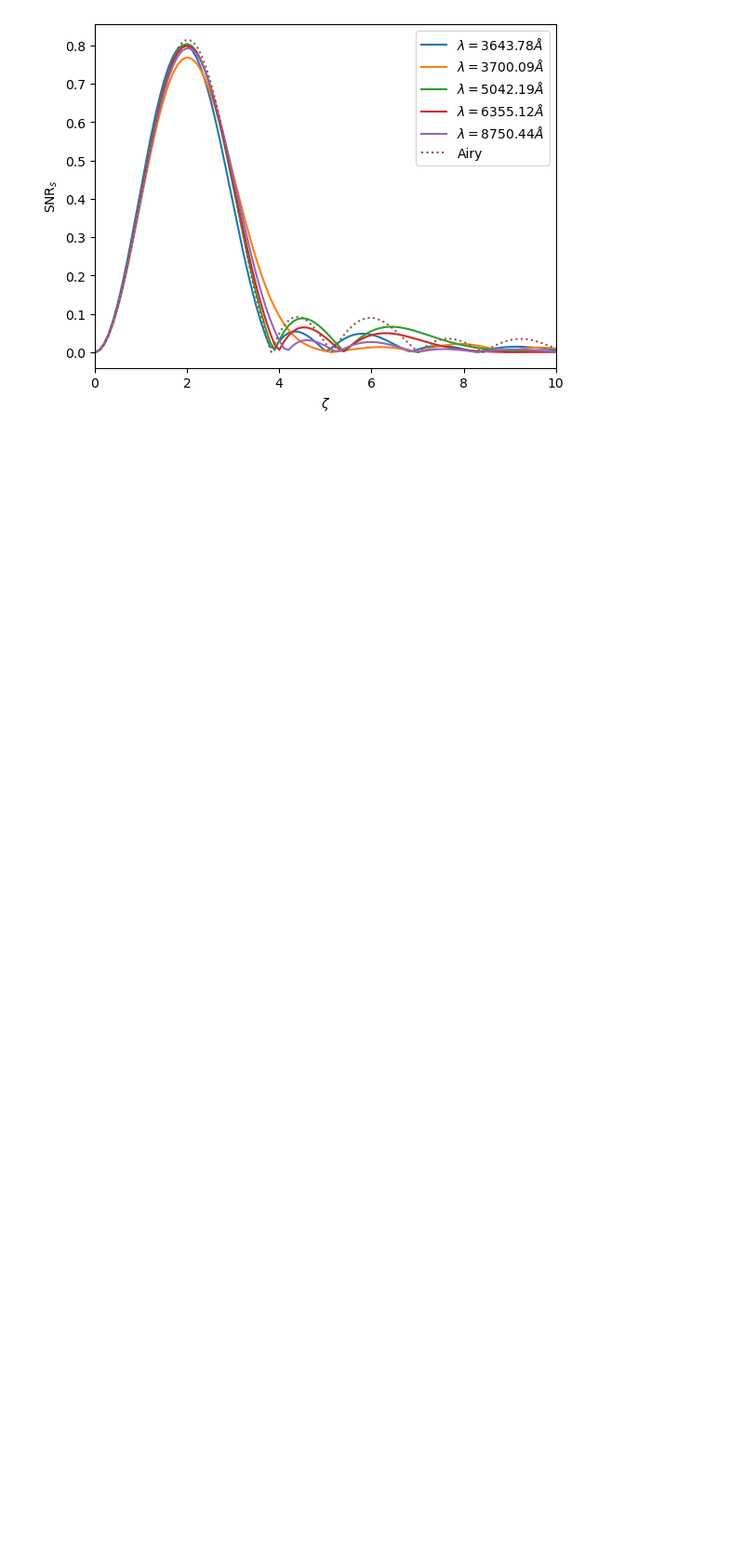
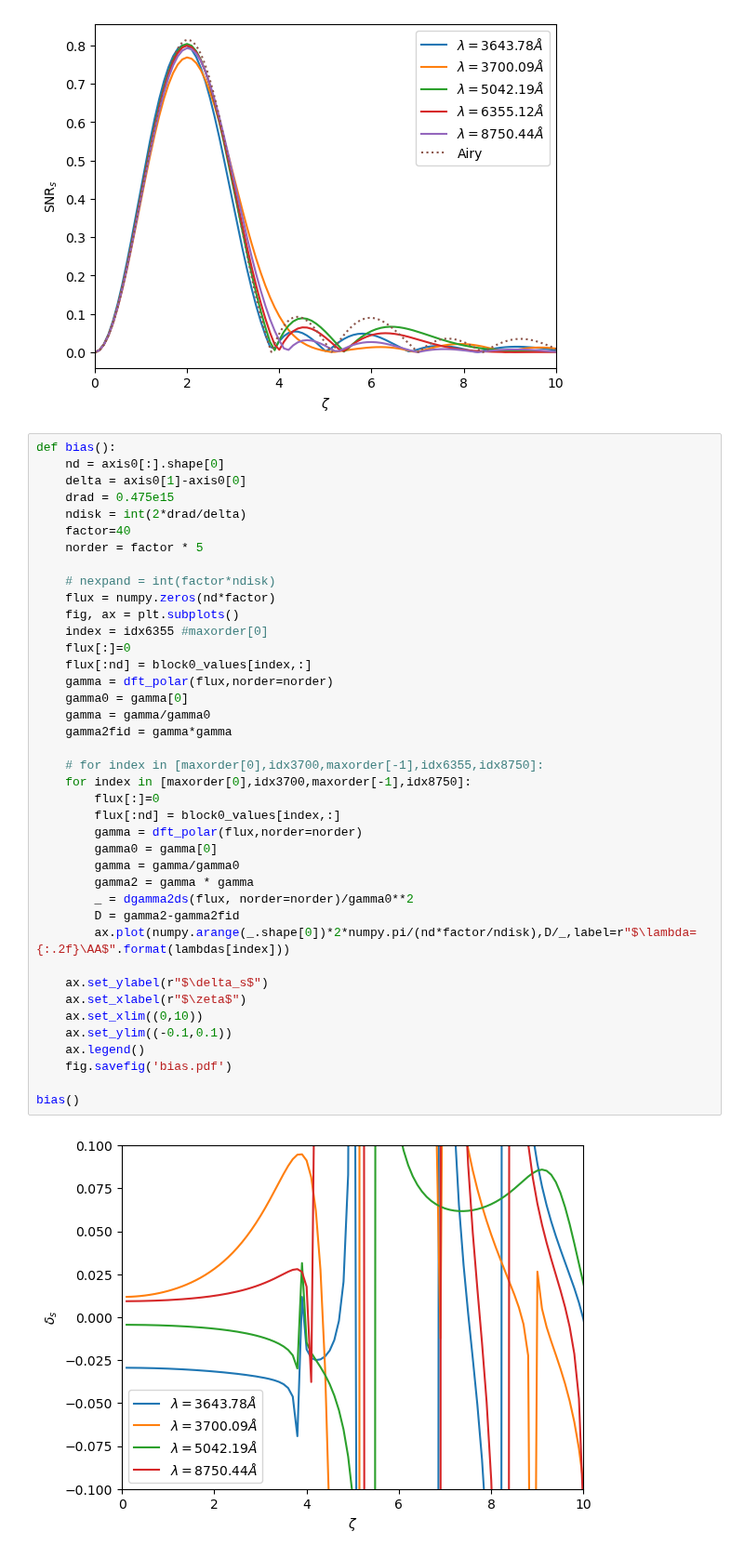
Before and after one commit to AlexGKim/II, a Jupyter notebook: II.ipynb, the cells around one changed output. Shown at 93% size. Cells and saved outputs as stored; diff of their text form; blank space fills up the shorter version.

```diff
--- a/Untitled.ipynb
+++ b/II.ipynb
@@ -169,3 +168,45 @@ gamma2snr()
 # %% [output]
 [figure]
 [figure]
+# %%
+def bias():
+    nd = axis0[:].shape[0]
+    delta = axis0[1]-axis0[0]
+    drad = 0.475e15
+    ndisk = int(2*drad/delta)
+    factor=40
+    norder = factor * 5
+
+    # nexpand = int(factor*ndisk)
+    flux = numpy.zeros(nd*factor)
+    fig, ax = plt.subplots()
+    index = idx6355 #maxorder[0]
+    flux[:]=0
+    flux[:nd] = block0_values[index,:]
+    gamma = dft_polar(flux,norder=norder)
+    gamma0 = gamma[0]
+    gamma = gamma/gamma0
+    gamma2fid = gamma*gamma
+
+    # for index in [maxorder[0],idx3700,maxorder[-1],idx6355,idx8750]:
+    for index in [maxorder[0],idx3700,maxorder[-1],idx8750]:
+        flux[:]=0
+        flux[:nd] = block0_values[index,:]
+        gamma = dft_polar(flux,norder=norder)
+        gamma0 = gamma[0]
+        gamma = gamma/gamma0
+        gamma2 = gamma * gamma
+        _ = dgamma2ds(flux, norder=norder)/gamma0**2
+        D = gamma2-gamma2fid
+        ax.plot(numpy.arange(_.shape[0])*2*numpy.pi/(nd*factor/ndisk),D/_,label=r"$\lambda={:.2f}\AA$".format(lambdas[index]))
+
+    ax.set_ylabel(r"$\delta_s$")
+    ax.set_xlabel(r"$\zeta$")
+    ax.set_xlim((0,10))
+    ax.set_ylim((-0.1,0.1))
+    ax.legend()
+    fig.savefig('bias.pdf')
+
+bias()
+# %% [output]
+[figure, added]
```
Also changed, not shown: parts of 3 cells of this notebook.
